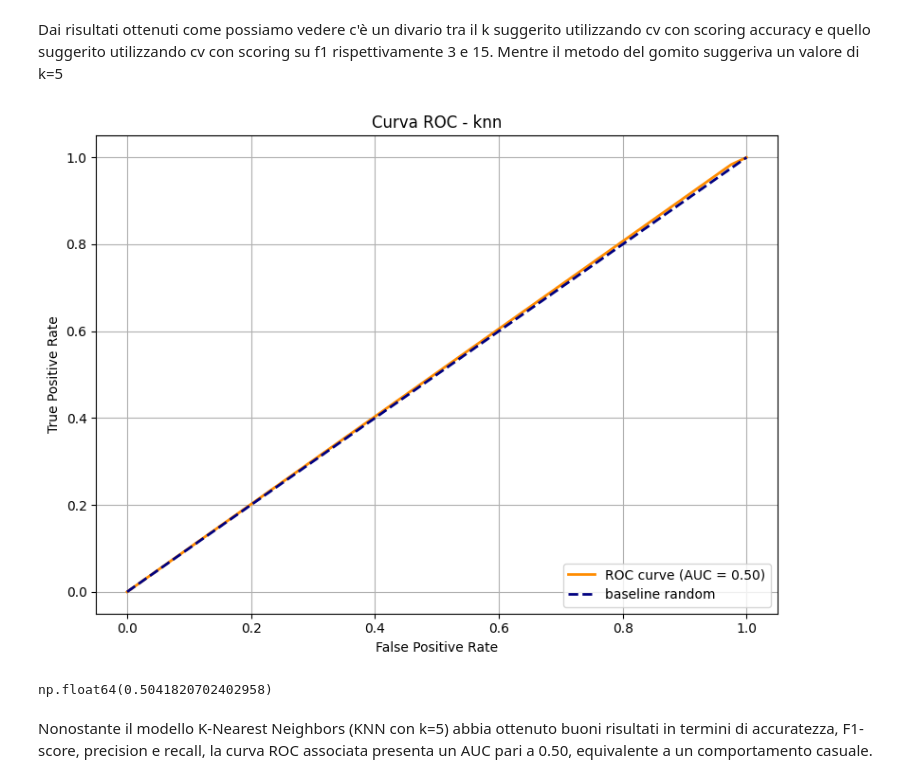
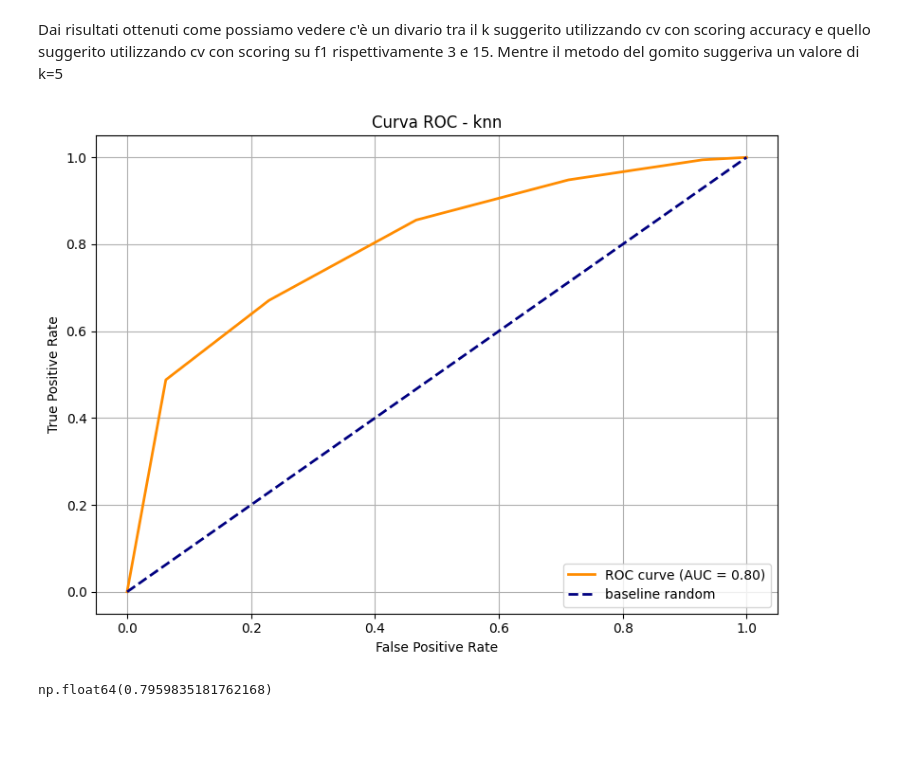
Before and after one commit to angelopaldino/progetto-data-mining, a Jupyter notebook: notebooks/07_KNN_selfMade.ipynb, the cells around one changed output. Saved outputs shown, nothing was run; the diff lists cells and outputs as text; code cells hidden in the pictures; blank space fills up the shorter version.

```diff
--- a/notebooks/07_KNN_selfMade.ipynb
+++ b/notebooks/07_KNN_selfMade.ipynb
@@ -171,9 +173,7 @@ print(f"✔ Miglior valore di k trovato con CV e concentrazione su f1: {best_k}"
 # %% [markdown]
 Dai risultati ottenuti come possiamo vedere c'è un divario tra il k suggerito utilizzando cv con scoring accuracy e quello suggerito utilizzando cv con scoring su f1 rispettivamente 3 e 15. Mentre il metodo del gomito suggeriva un valore di k=5
 # %%
-plot_roc_curve(model, X_test, y_test, "knn",f"../results/classification_selfMade/roc")
+plot_roc_curve(model, X_test_scaled, y_test, "knn",f"../results/classification_selfMade/roc")
 # %% [output]
-[figure, old version]
+[figure, new version]
-np.float64(0.5041820702402958)
+np.float64(0.7959835181762168)
-# %% [markdown]
-Nonostante il modello K-Nearest Neighbors (KNN con k=5) abbia ottenuto buoni risultati in termini di accuratezza, F1-score, precision e recall, la curva ROC associata presenta un AUC pari a 0.50, equivalente a un comportamento casuale.
```
Also changed, not shown: parts of 1 cell of this notebook, 4 other files.
